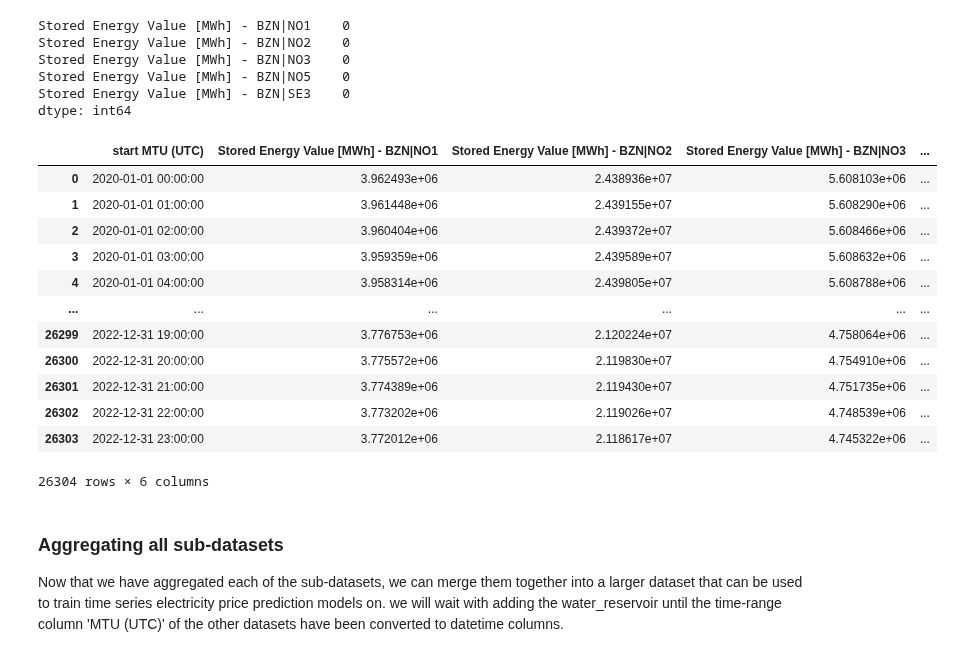
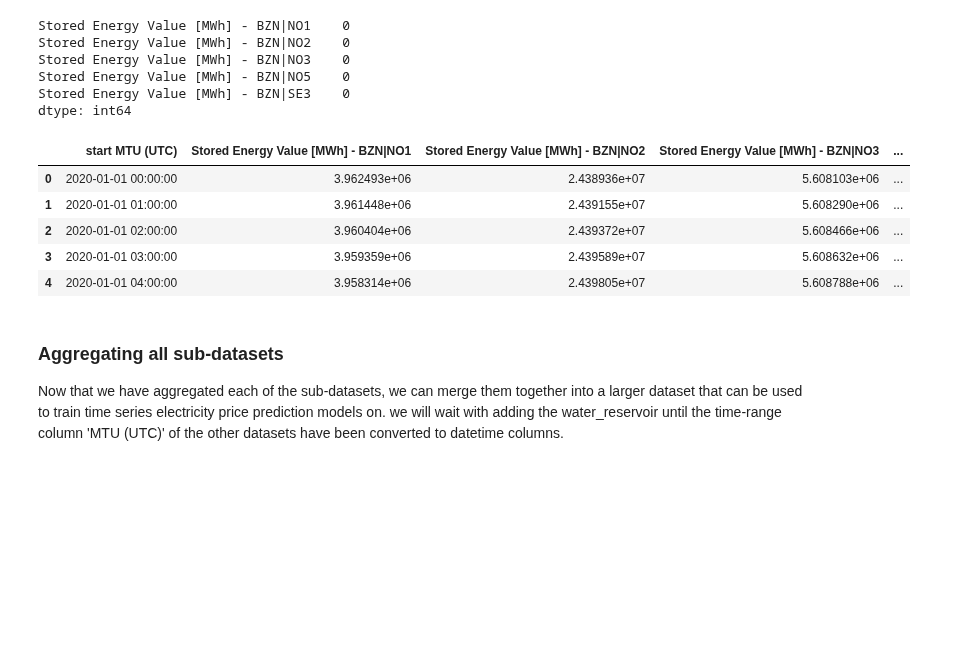
Before and after one commit to HIOF-Bachelor-Project-Group-7/Time-series-energy-price-prediction-bidding-zone-N01, a Jupyter notebook: code/Data aggregation of energy market bidding zone NO1 2020-2022.ipynb, the cells around one changed output. Drawn from its saved outputs; the diff is of its cells as text; code cells hidden in the pictures; blank space fills up the shorter version.

Commit message:
Fixed heads

```diff
--- a/code/Data aggregation of energy market bidding zone NO1 2020-2022.ipynb
+++ b/code/Data aggregation of energy market bidding zone NO1 2020-2022.ipynb
@@ -1487,21 +1497,14 @@ water_reservoir = filtering_interpolation_df
 water_reservoir = water_reservoir.reset_index()
 water_reservoir = water_reservoir.rename(columns={'Week_start_date': 'start MTU (UTC)'})
 # %%
-water_reservoir
+water_reservoir.head()
 # %% [output]
 |  | start MTU (UTC) | Stored Energy Value [MWh] - BZN|NO1 | Stored Energy Value [MWh] - BZN|NO2 | Stored Energy Value [MWh] - BZN|NO3 | ... |
 | 0 | 2020-01-01 00:00:00 | 3.962493e+06 | 2.438936e+07 | 5.608103e+06 | ... |
 | 1 | 2020-01-01 01:00:00 | 3.961448e+06 | 2.439155e+07 | 5.608290e+06 | ... |
 | 2 | 2020-01-01 02:00:00 | 3.960404e+06 | 2.439372e+07 | 5.608466e+06 | ... |
 | 3 | 2020-01-01 03:00:00 | 3.959359e+06 | 2.439589e+07 | 5.608632e+06 | ... |
 | 4 | 2020-01-01 04:00:00 | 3.958314e+06 | 2.439805e+07 | 5.608788e+06 | ... |
-| ... | ... | ... | ... | ... | ... |
-| 26299 | 2022-12-31 19:00:00 | 3.776753e+06 | 2.120224e+07 | 4.758064e+06 | ... |
-| 26300 | 2022-12-31 20:00:00 | 3.775572e+06 | 2.119830e+07 | 4.754910e+06 | ... |
-| 26301 | 2022-12-31 21:00:00 | 3.774389e+06 | 2.119430e+07 | 4.751735e+06 | ... |
-| 26302 | 2022-12-31 22:00:00 | 3.773202e+06 | 2.119026e+07 | 4.748539e+06 | ... |
-| 26303 | 2022-12-31 23:00:00 | 3.772012e+06 | 2.118617e+07 | 4.745322e+06 | ... |
-26304 rows × 6 columns
 # %% [markdown]
 ### Aggregating all sub-datasets
 Now that we have aggregated each of the sub-datasets, we can merge them together into a larger dataset that can be used to train time series electricity price prediction models on. we will wait with adding the water_reservoir until the time-range column 'MTU (UTC)' of the other datasets have been converted to datetime columns.
```
Also changed, not shown: parts of 13 cells of this notebook.
